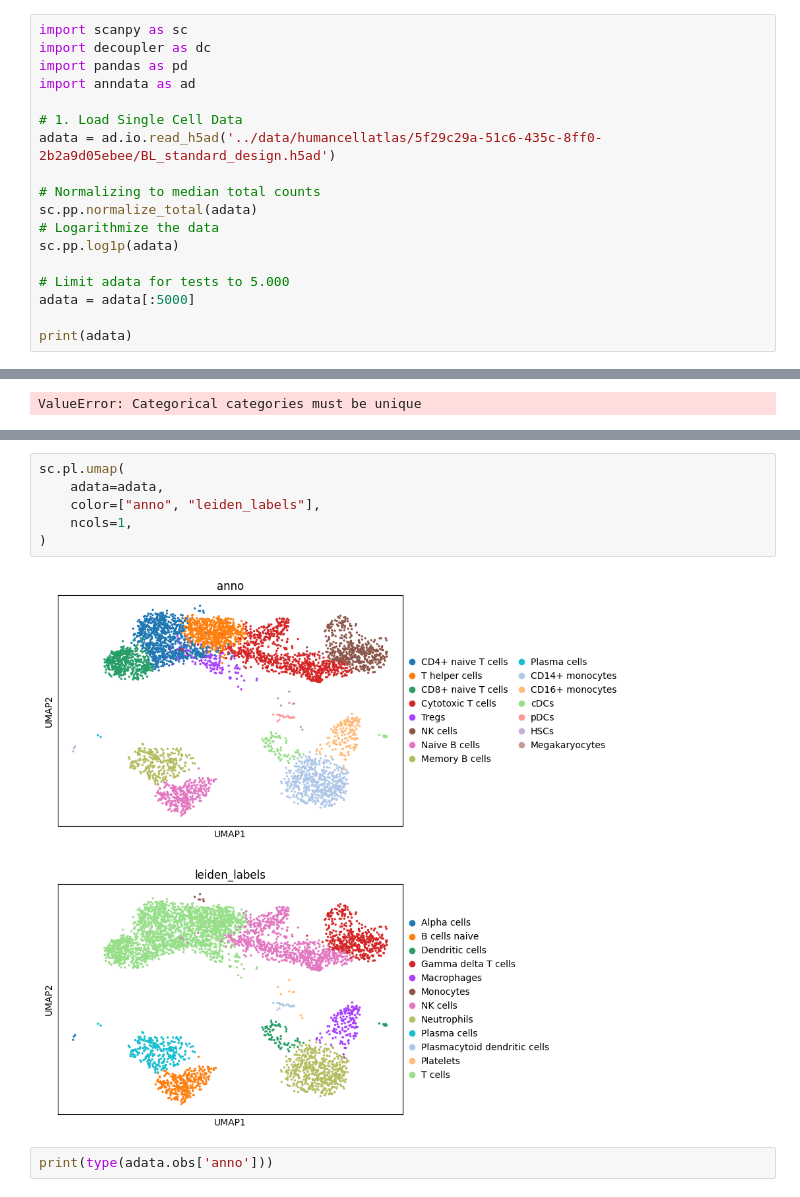
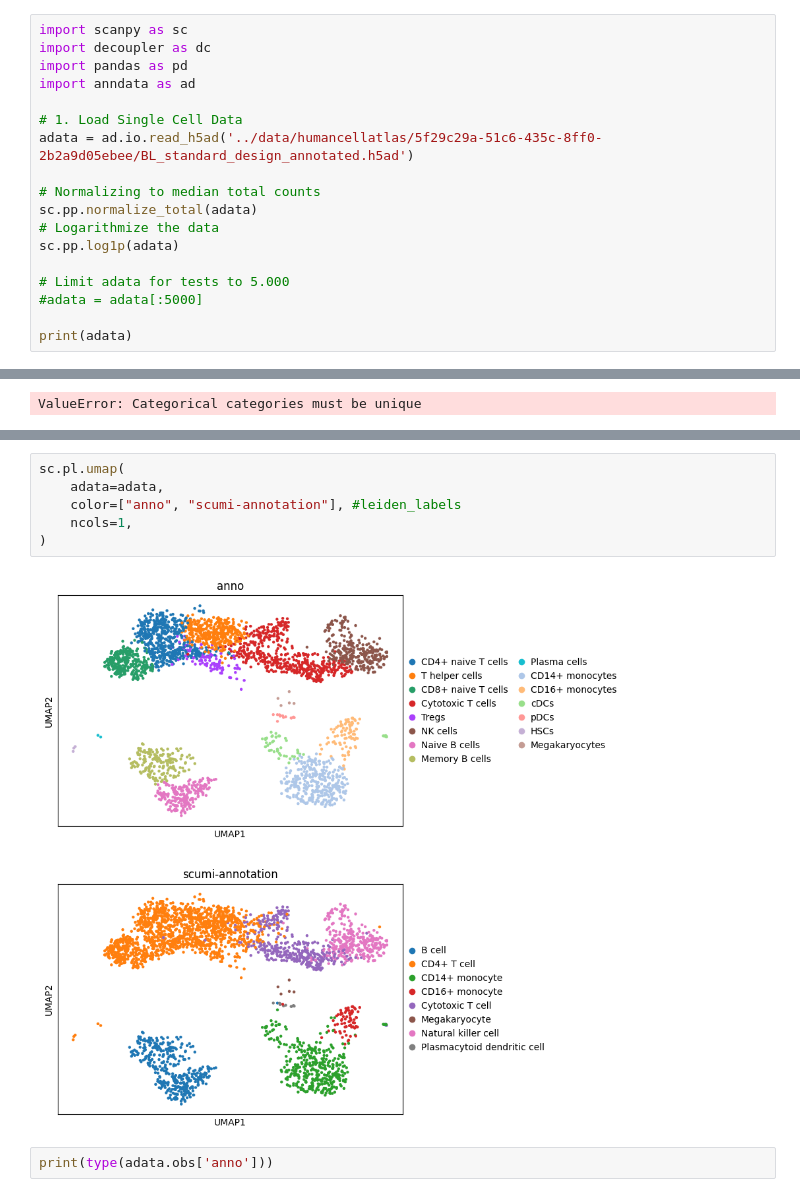
Before and after one commit to Boolean-true/CLACELL, a Jupyter notebook: evaluation/decoupler.ipynb, the cells around one changed output, grey strips where cells are left out. Drawn from its saved outputs; the diff is of its cells as text.

Commit message:
annotate humancellatlas and use scumi marker genes for decoupler

```diff
--- a/evaluation/decoupler.ipynb
+++ b/evaluation/decoupler.ipynb
@@ -219,7 +273,7 @@ import pandas as pd
 import anndata as ad
 
 # 1. Load Single Cell Data
-adata = ad.io.read_h5ad('../data/humancellatlas/5f29c29a-51c6-435c-8ff0-2b2a9d05ebee/BL_standard_design.h5ad')
+adata = ad.io.read_h5ad('../data/humancellatlas/5f29c29a-51c6-435c-8ff0-2b2a9d05ebee/BL_standard_design_annotated.h5ad')
 
 # Normalizing to median total counts
 sc.pp.normalize_total(adata)
@@ -227,7 +281,7 @@ sc.pp.normalize_total(adata)
 sc.pp.log1p(adata)
 
 # Limit adata for tests to 5.000
-adata = adata[:5000]
+#adata = adata[:5000]
 
 print(adata)
 # %% [output]
@@ -396,11 +450,11 @@ Categories (12, object): ['Alpha cells', 'B cells naive', 'Dendritic cells', 'Ga
 # %%
 sc.pl.umap(
     adata=adata,
-    color=["anno", "leiden_labels"],
+    color=["anno", "scumi-annotation"], #leiden_labels
     ncols=1,
 )
 # %% [output]
-[figure, old version]
+[figure, new version]
 # %%
 print(type(adata.obs['anno']))
 # %% [output]
```
Also changed, not shown: parts of 22 cells of this notebook, 1 other file.
